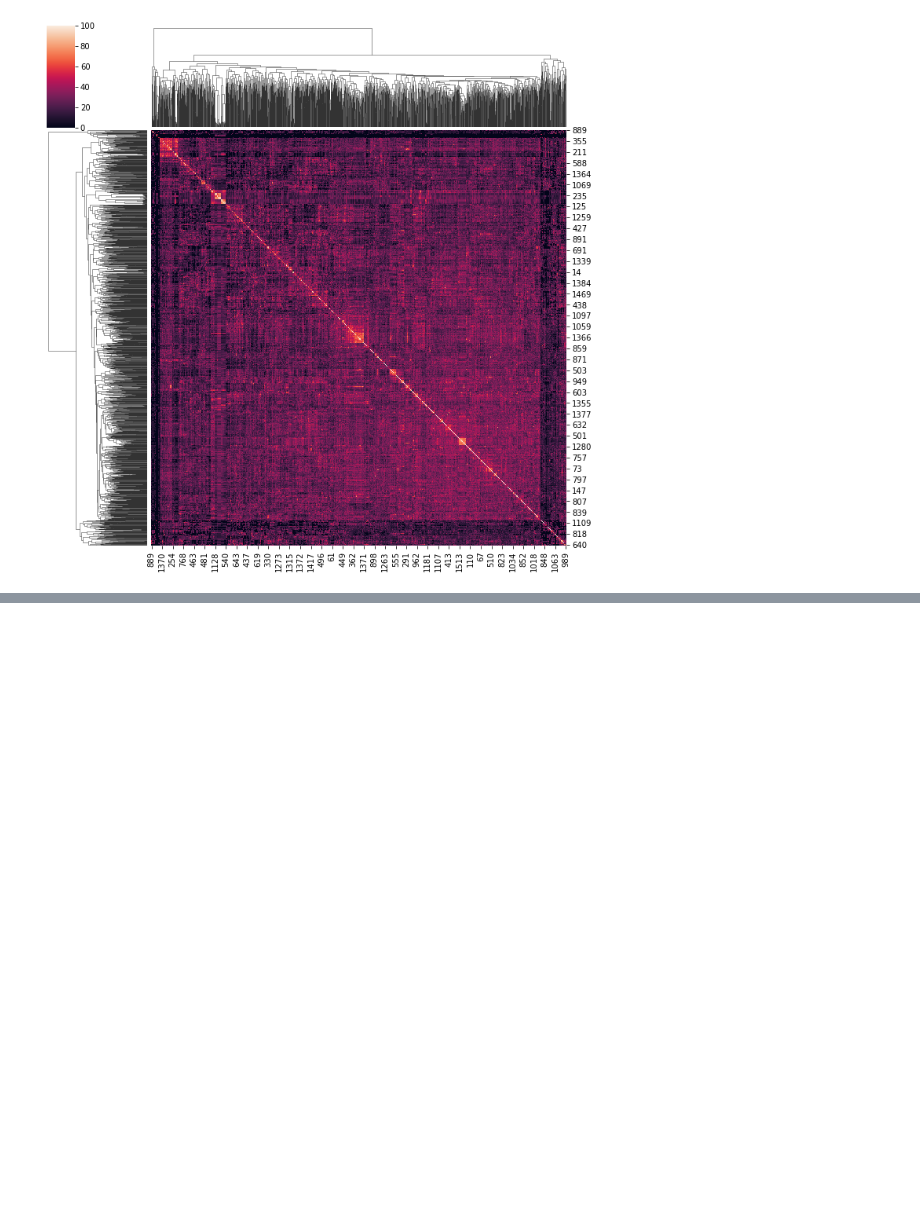
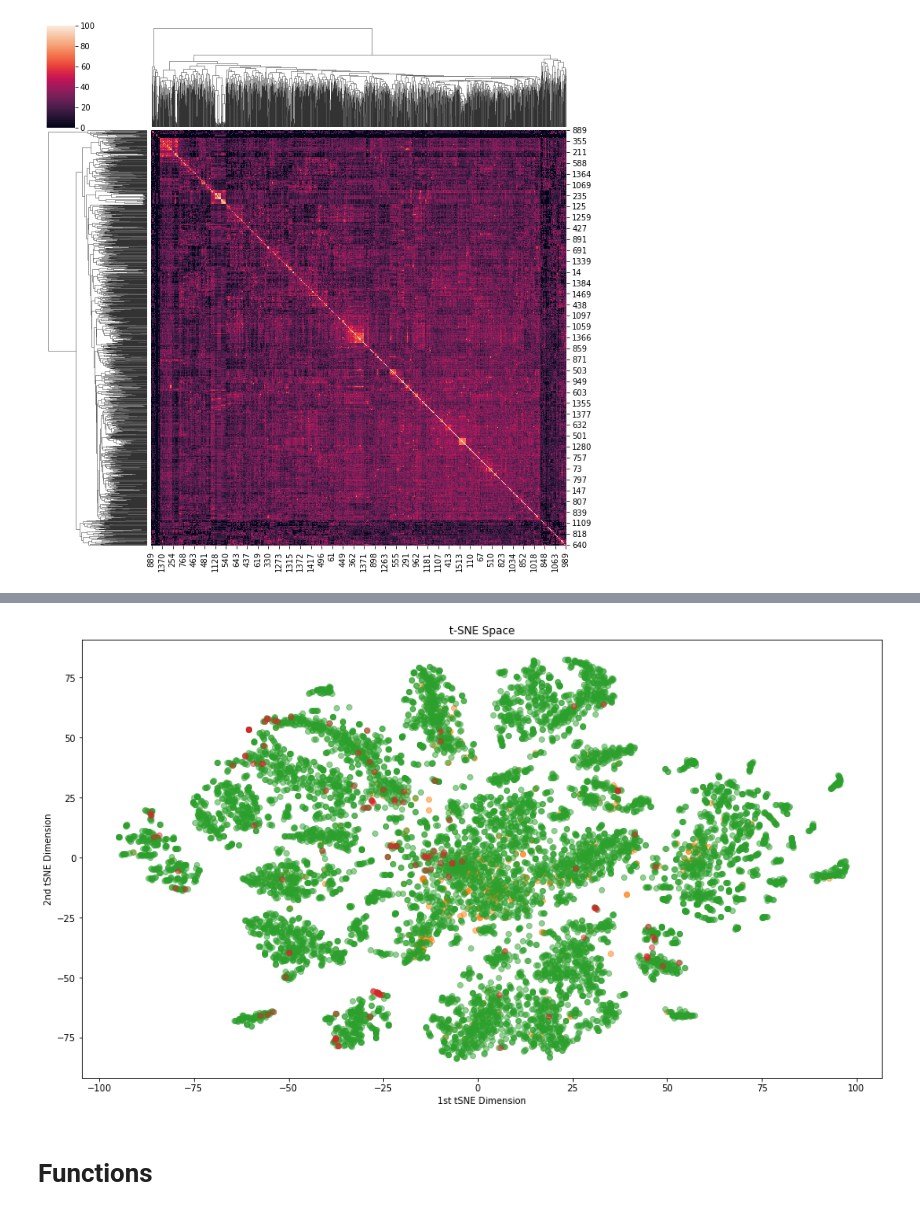
Before and after one commit to mmargenot/virgil, a Jupyter notebook: Initial Tinkering.ipynb, the cells around one changed output, grey strips where cells are left out. Saved outputs shown, nothing was run; the diff lists cells and outputs as text; code cells hidden in the pictures; blank space fills up the shorter version.

```diff
--- a/Initial Tinkering.ipynb
+++ b/Initial Tinkering.ipynb
@@ -123,0 +333,6 @@ dtype: int64
+# %%
+tsne = sklearn.manifold.TSNE(
+    n_components=2,
+    metric='manhattan')
+
+tsne_space = tsne.fit_transform(X_new)
@@ -123,0 +343,16 @@ dtype: int64
+# %%
+x_1, y_1 = tsne_space[(y.round() == 2.0), 0], tsne_space[(y.round() == 2.0), 1]
+x_2, y_2 = tsne_space[(y.round() == 3.0), 0], tsne_space[(y.round() == 3.0), 1]
+x_3, y_3 = tsne_space[(y.round() == 4.0), 0], tsne_space[(y.round() == 4.0), 1]
+x_4, y_4 = tsne_space[(y.round() == 5.0), 0], tsne_space[(y.round() == 5.0), 1]
+# %%
+fig, ax = plt.subplots(figsize=(16,9))
+ax.scatter(x_1, y_1, label='Avg Rating - 2', alpha=0.5)
+ax.scatter(x_2, y_2, label='Avg Rating - 3', alpha=0.5)
+ax.scatter(x_3, y_3, label='Avg Rating - 4', alpha=0.5)
+ax.scatter(x_4, y_4, label='Avg Rating - 5', alpha=0.5)
+ax.set_xlabel('1st tSNE Dimension')
+ax.set_ylabel('2nd tSNE Dimension')
+ax.set_title('t-SNE Space');
+# %% [output]
+[figure, added]
@@ -124,3 +363,5 @@ dtype: int64
+# %% [markdown]
+# Functions
 # %%
 def build_useful_tags(book_tags, tags):
     # tags that at least 100 people have given to a any book
```
Also changed, not shown: parts of 57 cells of this notebook.
